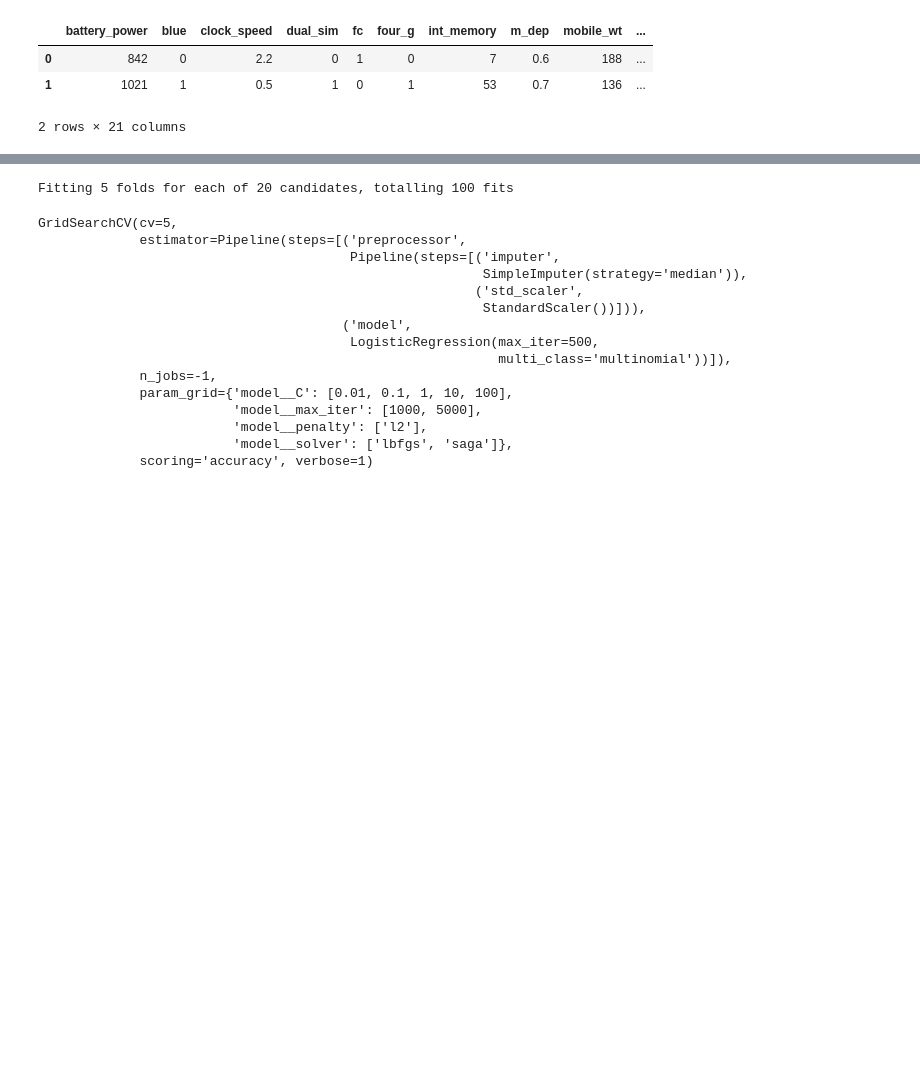
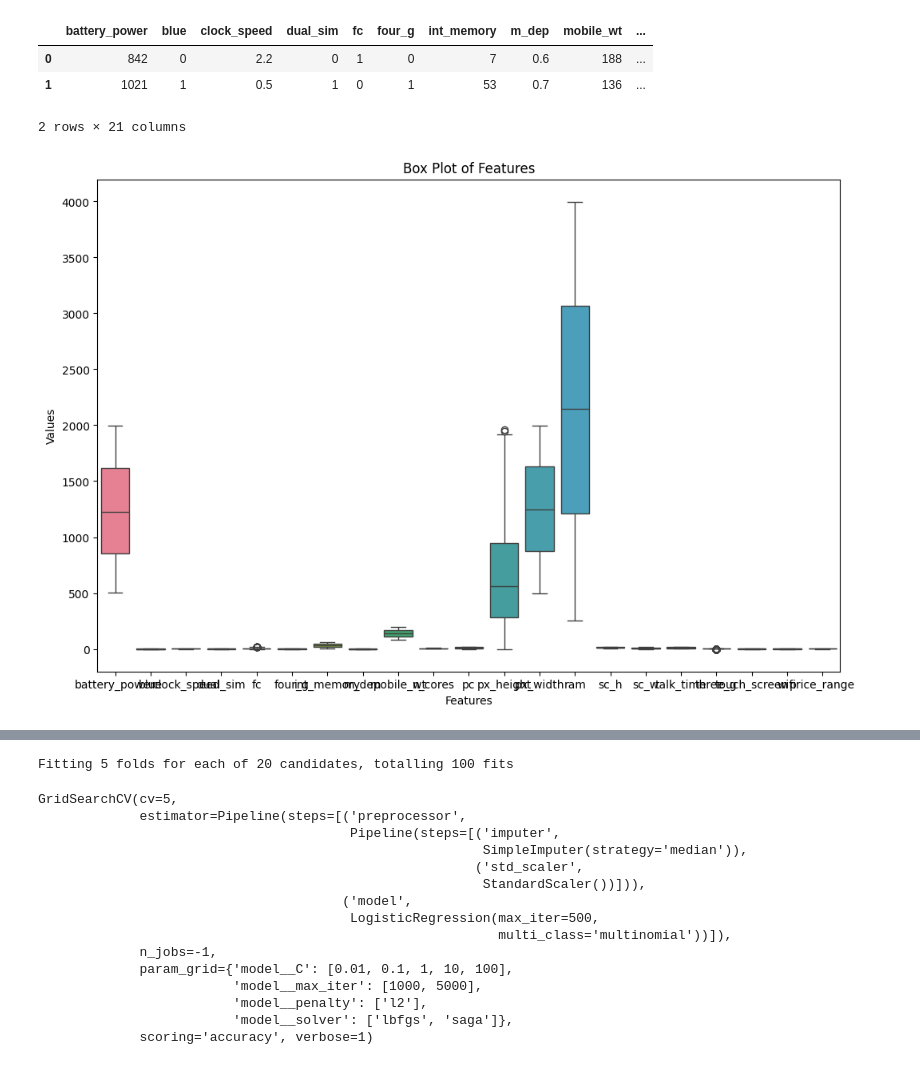
Before and after one commit to sonjoy1s/ML, a Jupyter notebook: Mobile_Price_Classification.ipynb, the cells around one changed output, grey strips where cells are left out. Drawn from its saved outputs; the diff is of its cells as text; code cells hidden in the pictures; blank space fills up the shorter version.

```diff
--- a/Mobile_Price_Classification.ipynb
+++ b/Mobile_Price_Classification.ipynb
@@ -108,3 +108,12 @@ df.head(2)
 | 0 | 842 | 0 | 2.2 | 0 | 1 | 0 | 7 | 0.6 | 188 | ... |
 | 1 | 1021 | 1 | 0.5 | 1 | 0 | 1 | 53 | 0.7 | 136 | ... |
 2 rows × 21 columns
+# %%
+plt.figure(figsize=(12,8))
+sns.boxplot(data=df)
+plt.xlabel("Features")
+plt.ylabel("Values")
+plt.title("Box Plot of Features")
+plt.show()
+# %% [output]
+[figure, added]
```
Also changed, not shown: parts of 16 cells of this notebook.
